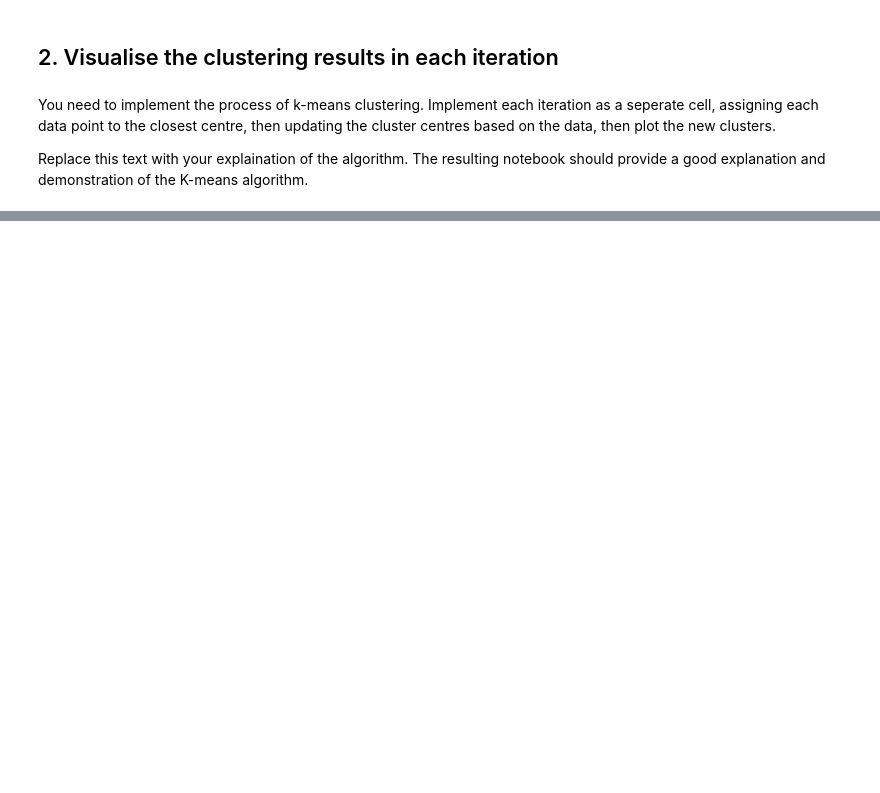
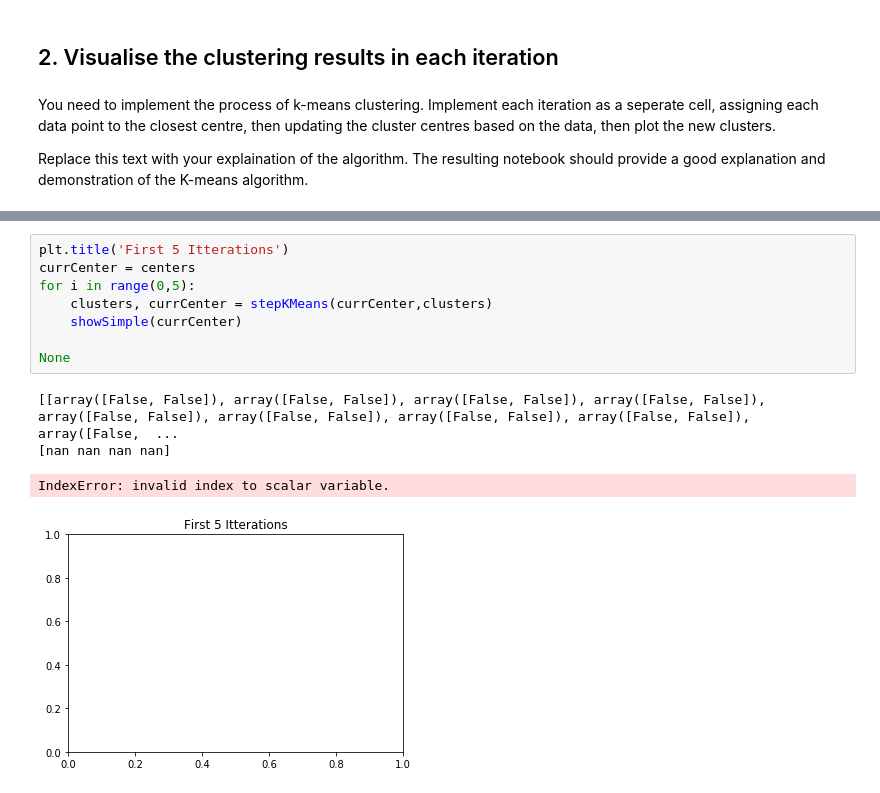
Before and after one commit to billy1234/DataScience-Portfolio, a Jupyter notebook: Portfolio3.ipynb, the cells around one changed output, grey strips where cells are left out. Drawn from its saved outputs; the diff is of its cells as text; blank space fills up the shorter version.

```diff
--- a/Portfolio3.ipynb
+++ b/Portfolio3.ipynb
@@ -98 +90,14 @@ None
+# %%
+plt.title('First 5 Itterations')
+currCenter = centers
+for i in range(0,5):
+    clusters, currCenter = stepKMeans(currCenter,clusters)
+    showSimple(currCenter)
+
+None
+# %% [output]
+[[array([False, False]), array([False, False]), array([False, False]), array([False, False]), array([False, False]), array([False, False]), array([False, False]), array([False, False]), array([False,  ...
+[nan nan nan nan]
+IndexError: invalid index to scalar variable.
+[figure, added]
 # %%
```
Also changed, not shown: parts of 7 cells of this notebook.
